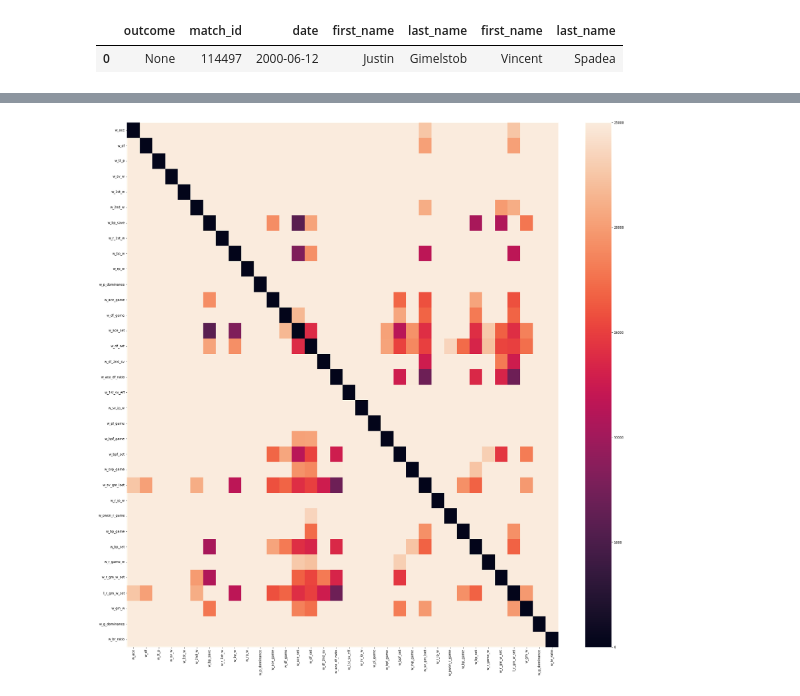
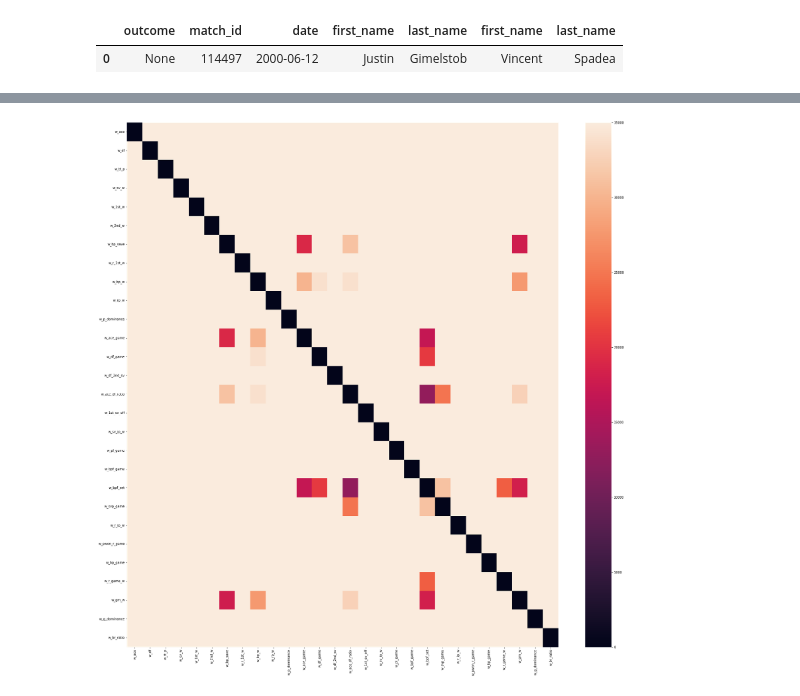
Before and after one commit to Bentgm17/TennisML, a Jupyter notebook: data_extraction/feature_tuning.ipynb, the cells around one changed output, grey strips where cells are left out. Cells and saved outputs as stored; diff of their text form; code cells hidden in the pictures.

```diff
--- a/data_extraction/feature_tuning.ipynb
+++ b/data_extraction/feature_tuning.ipynb
@@ -25,7 +25,7 @@ import numpy as np
 data_trans = Transformation(df)
 data_trans()
 new_df=data_trans.get_dataframe()
-new_df.drop(['w_1st_in','l_1st_in'],axis=1,inplace=True)
+new_df.drop(['w_1st_in','l_1st_in','w_sv_gm_lset','l_sv_gm_lset','w_ace_set','l_ace_set','w_df_set','l_df_set','w_r_gm_w_set','l_r_gm_w_set','w_bp_set'],axis=1,inplace=True)
 new_df=new_df[~new_df.isin([np.nan, np.inf, -np.inf]).any(1)]
 
 
@@ -141,7 +108,7 @@ def ch_calculate(df):
 chi_square=ch_calculate(new_df[[i for i in new_df.columns if "w_" in i]])
 # %%
 fig, ax = plt.subplots(figsize=(30,30))
-sns.heatmap(chi_square,vmin=0, vmax=25000)
+sns.heatmap(chi_square,vmin=0, vmax=35000)
 plt.show()
 # %% [output]
-[figure, old version]
+[figure, new version]
```
Also changed, not shown: parts of 2 cells of this notebook, 1 other file.
